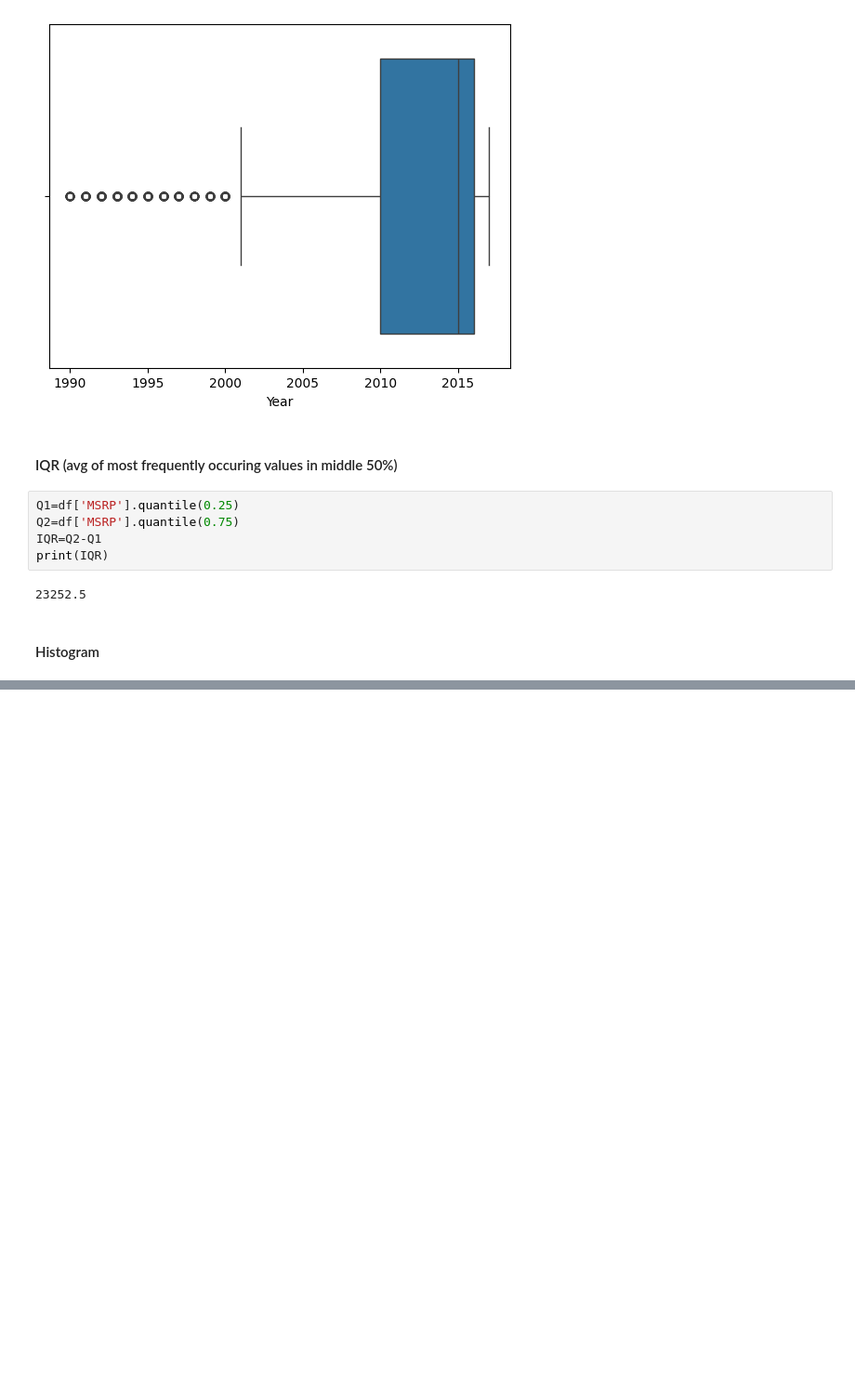
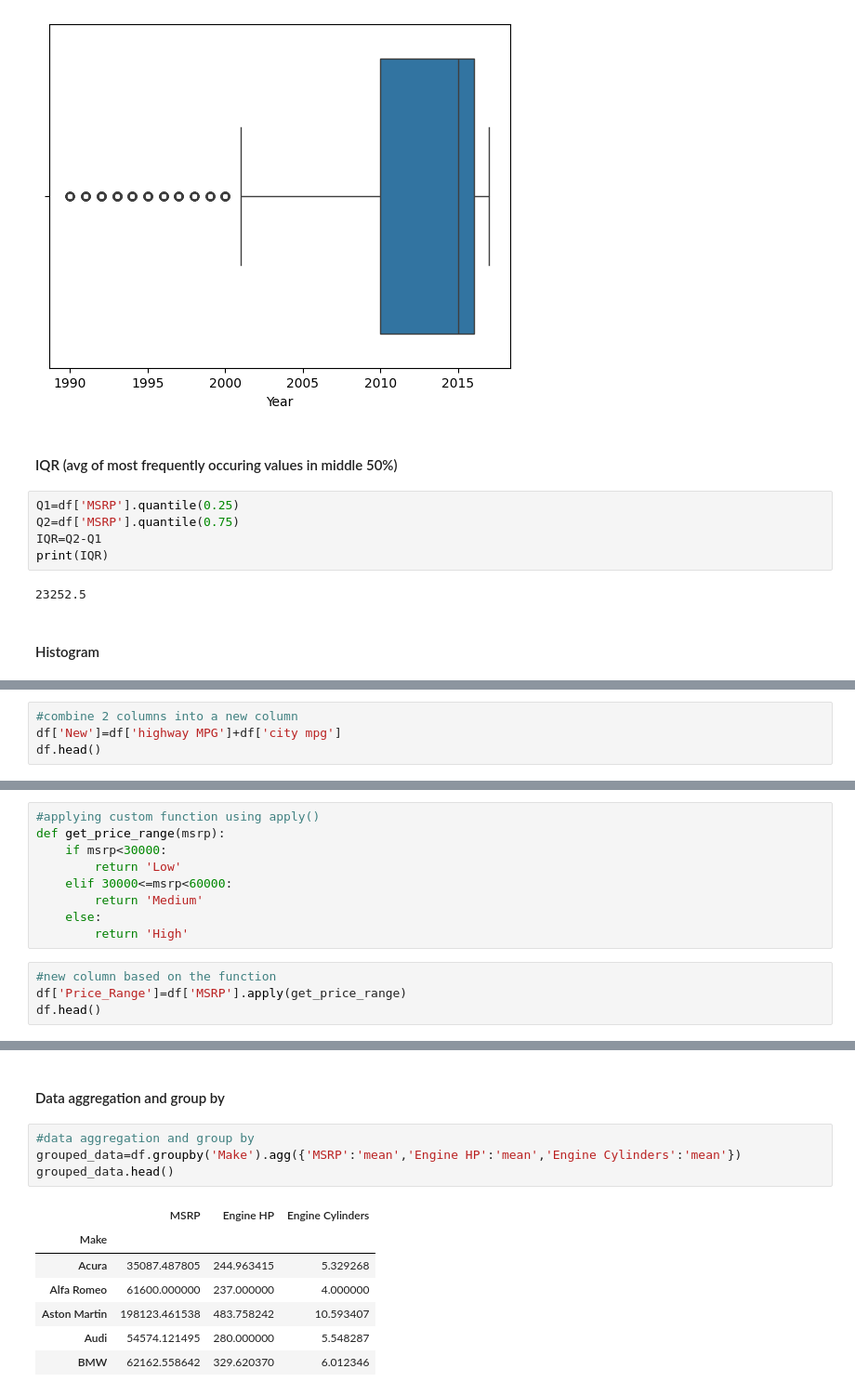
Before and after one commit to ESET0100/Basic, a Jupyter notebook: Python_basics/Day_5/day5.ipynb, the cells around one changed output, grey strips where cells are left out. Shown at 93% size. Cells and saved outputs as stored; diff of their text form; blank space fills up the shorter version.

```diff
--- a/Python_basics/Day_5/day5.ipynb
+++ b/Python_basics/Day_5/day5.ipynb
@@ -121,0 +124,4 @@ plt.show()
+# %%
+#combine 2 columns into a new column
+df['New']=df['highway MPG']+df['city mpg']
+df.head()
@@ -121,0 +137,13 @@ plt.show()
+# %%
+#applying custom function using apply()
+def get_price_range(msrp):
+    if msrp<30000:
+        return 'Low'
+    elif 30000<=msrp<60000:
+        return 'Medium'
+    else:
+        return 'High'
+# %%
+#new column based on the function
+df['Price_Range']=df['MSRP'].apply(get_price_range)
+df.head()
@@ -121,0 +157,14 @@ plt.show()
+# %% [markdown]
+#### Data aggregation and group by
+# %%
+#data aggregation and group by
+grouped_data=df.groupby('Make').agg({'MSRP':'mean','Engine HP':'mean','Engine Cylinders':'mean'})
+grouped_data.head()
+# %% [output]
+|  | MSRP | Engine HP | Engine Cylinders |
+| Make |  |  |  |
+| Acura | 35087.487805 | 244.963415 | 5.329268 |
+| Alfa Romeo | 61600.000000 | 237.000000 | 4.000000 |
+| Aston Martin | 198123.461538 | 483.758242 | 10.593407 |
+| Audi | 54574.121495 | 280.000000 | 5.548287 |
+| BMW | 62162.558642 | 329.620370 | 6.012346 |
```
Also changed, not shown: parts of 4 cells of this notebook.
